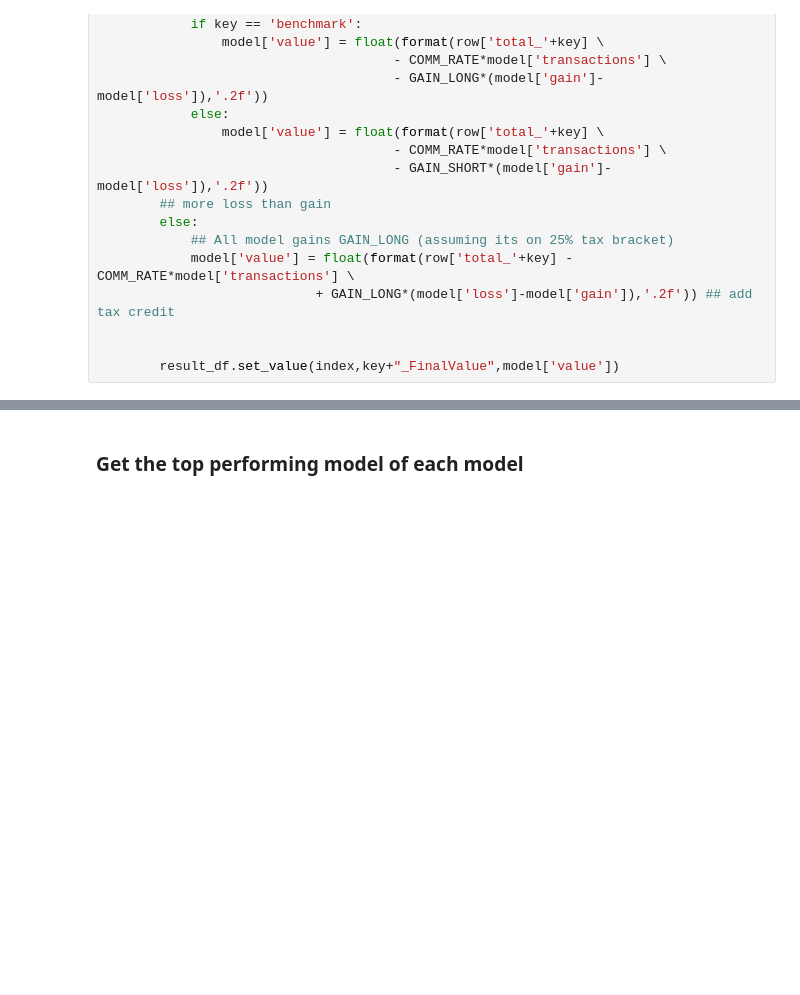
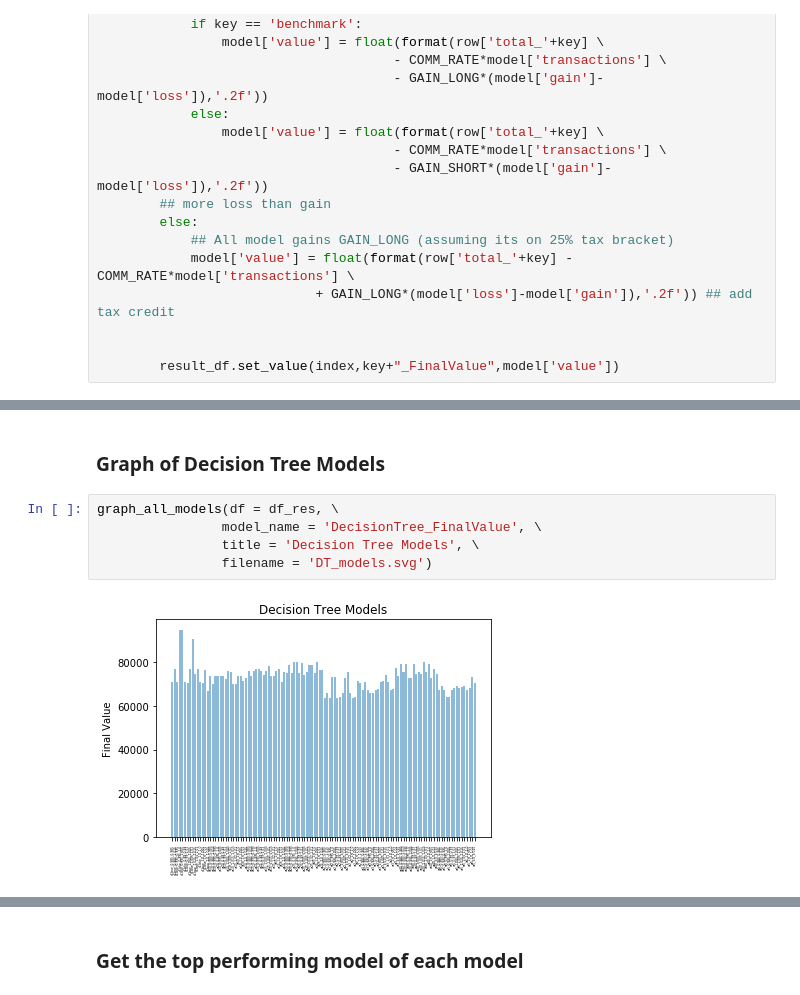
Before and after one commit to En3rG/MLND-Capstone, a Jupyter notebook: portfolio_optimizer.ipynb, the cells around one changed output, grey strips where cells are left out. Cells and saved outputs as stored; diff of their text form; blank space fills up the shorter version.

```diff
--- a/portfolio_optimizer.ipynb
+++ b/portfolio_optimizer.ipynb
@@ -1095,0 +1172,9 @@ result_df.to_csv('Results.csv')  ## can use parameters: mode='a', header=False,
+# %% [markdown]
+### Graph of Decision Tree Models
+# %%
+graph_all_models(df = df_res, \
+                model_name = 'DecisionTree_FinalValue', \
+                title = 'Decision Tree Models', \
+                filename = 'DT_models.svg')
+# %% [output]
+[figure, added]
```
Also changed, not shown: parts of 25 cells of this notebook, 1 other file.
